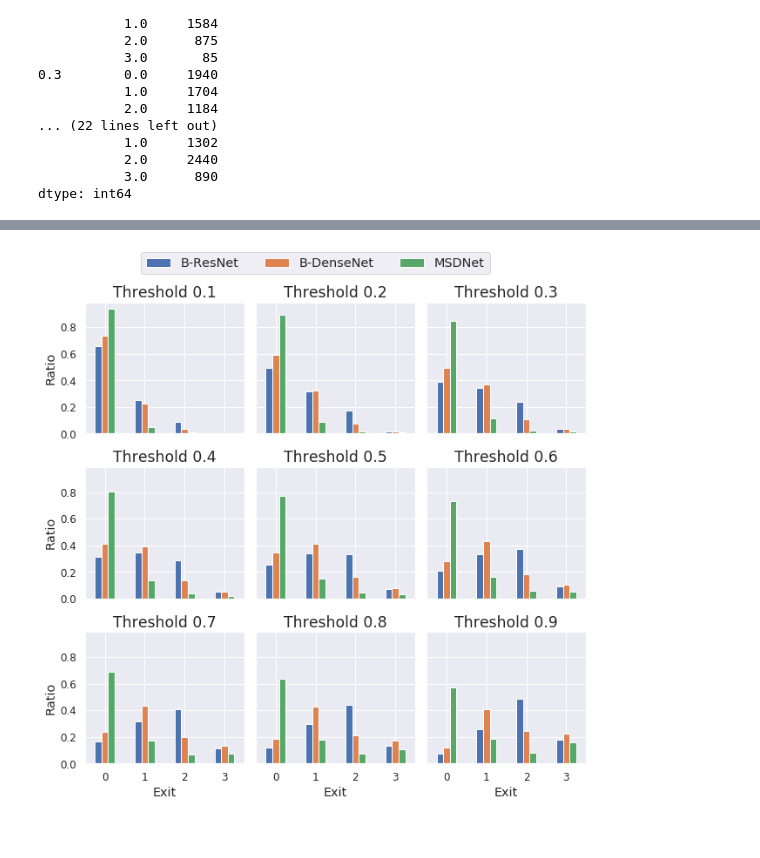
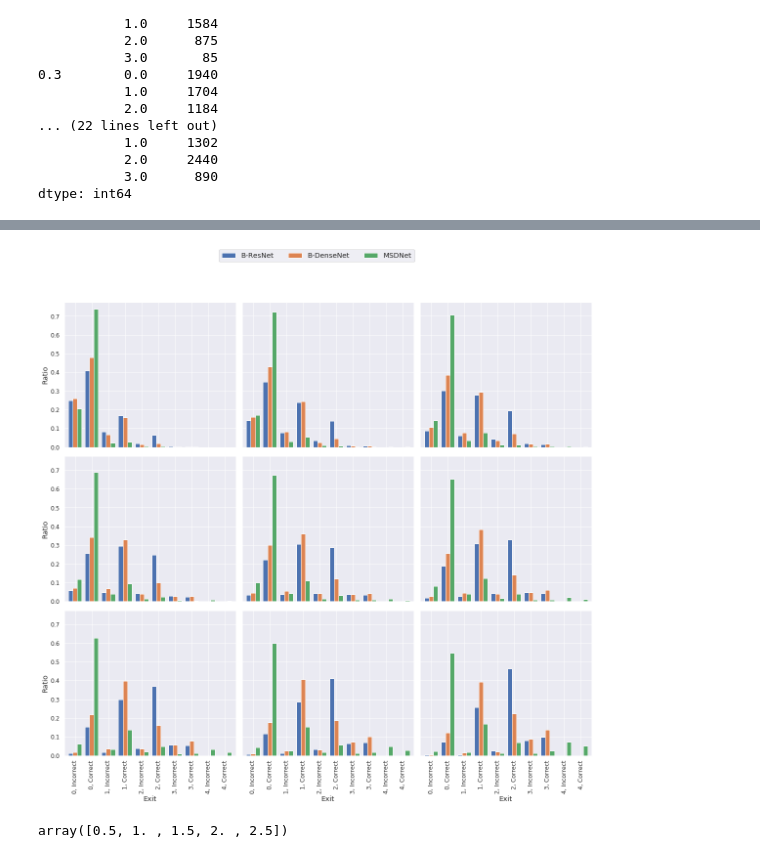
Before and after one commit to AlexKarlsen/thesis-src, a Jupyter notebook: DDNN/logging/threshold_test/Inference analysis.ipynb, the cells around one changed output, grey strips where cells are left out. Cells and saved outputs as stored; diff of their text form; code cells hidden in the pictures.

```diff
--- a/DDNN/logging/threshold_test/Inference analysis.ipynb
+++ b/DDNN/logging/threshold_test/Inference analysis.ipynb
@@ -321,8 +338,8 @@ dtype: int64
 # %%
 ee_res.exit= ee_res.exit.astype('int')
-d = {    'ResNet': ee_res.groupby(['threshold', 'exit']).size(),
-         'DenseNet': ee_dense.groupby(['threshold', 'exit']).size(),
-         'MSDNet': ee_msd.groupby(['threshold', 'exit']).size()   }
+d = {    'ResNet': ee_res.groupby(['threshold', 'exit', 'correct']).size(),
+         'DenseNet': ee_dense.groupby(['threshold', 'exit', 'correct']).size(),
+         'MSDNet': ee_msd.groupby(['threshold', 'exit', 'correct']).size()   }
 df = pd.DataFrame(d)
 
 df = df / 5000
@@ -349,3 +361,0 @@ df
-# %%
-ax = df.plot(kind='bar')
-ax.set_ylabel('% of samples exited')
@@ -355,19 +362,35 @@ Text(0, 0.5, '% of samples exited')
 # %%
-fig, axes = plt.subplots(3,3, sharex=True, sharey=True, figsize=(9,9))
-for i, data in zip(axes.flat, df.groupby('threshold')):
-    i.set_title('Threshold {:0.1f}'.format(data[0]))
-    data[1].plot(kind='bar', ax=i, legend=False)
-    i.label_outer()
+width=0.8
+x=10
+n = np.arange(x)
+fig, axes = plt.subplots(3,3, sharex=True, sharey=True, figsize=(16,16))
+for i, (ax, data) in enumerate(zip(axes.flat, df.groupby('threshold'))):
+    #ax.set_title('Threshold {:0.1f}'.format(data[0]))
+    xx = x + width/2
+    #print(data[1].get('DenseNet'))
+    #ax.bar(xx, np.array(data[1]['ResNet']))
+    data[1].plot(kind='bar', ax=ax, legend=False, width=width)
+    ax.label_outer()
     #i.xtickslabels([1, 2, 3, 4])
-    i.set(xlabel='Exit', ylabel='Ratio', xticks=[0,1,2,3])
-    i.set_xticklabels([0,1,2,3,4])
+    ax.set(xlabel='Exit', ylabel='Ratio', xticks=np.arange(10))
+    ax.set_xticklabels(list(np.array([['{}, Incorrect'.format(exit), '{}, Correct'.format(exit)] for exit in np.arange(5)]).flatten()))
 
-    for tick in i.get_xticklabels():
-        tick.set_rotation(0)
+    #for tick in ax.get_xticklabels():
+    #   tick.set_rotation(90)
 
+    #ax2 = ax.secondary_xaxis('bottom')
+    #ax2.xaxis.set_ticks([1,3,5,7,9])
+    #ax2.xaxis.set_ticks_position('bottom') # set the position of the second x-axis to bottom
+    #ax.spines['bottom'].set_position(('outward', 36))
+
+    #ax2.label_outer()
 fig.legend(['B-ResNet', 'B-DenseNet', 'MSDNet'], ncol=3, loc='upper center')
 fig.tight_layout()
 fig.subplots_adjust(top=0.90)
-plt.savefig('inference_threshold_test.png', dpi=300)
+plt.savefig('inference_threshold_test.PNG')
 # %% [output]
-[figure, old version]
+[figure, new version]
+# %%
+np.arange(1,6)*0.5
+# %% [output]
+array([0.5, 1. , 1.5, 2. , 2.5])
```
Also changed, not shown: parts of 12 cells of this notebook, 2 other files.
